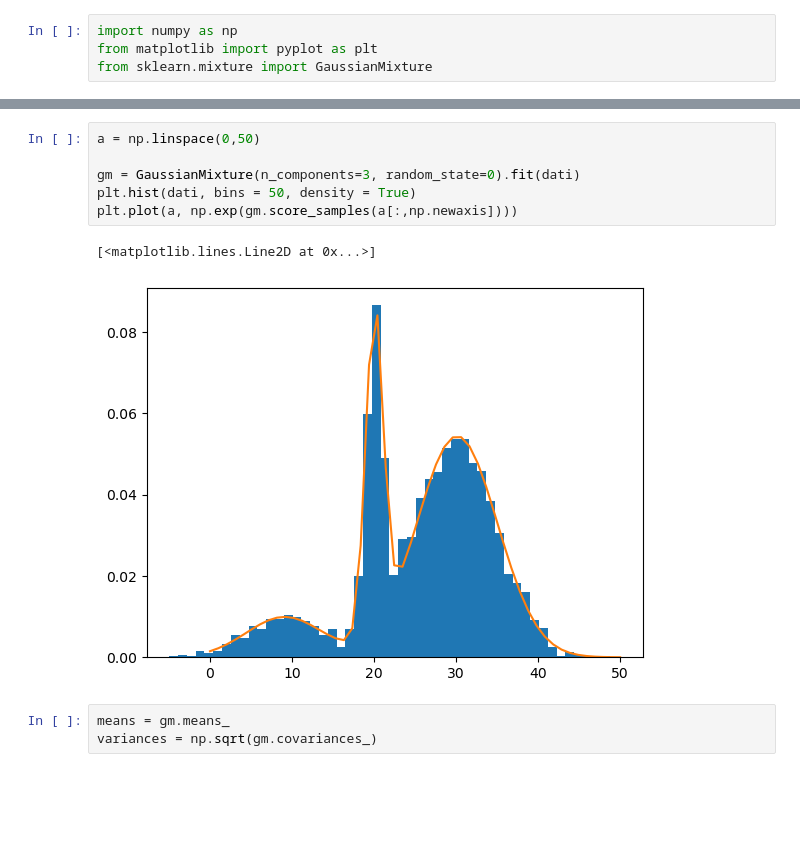
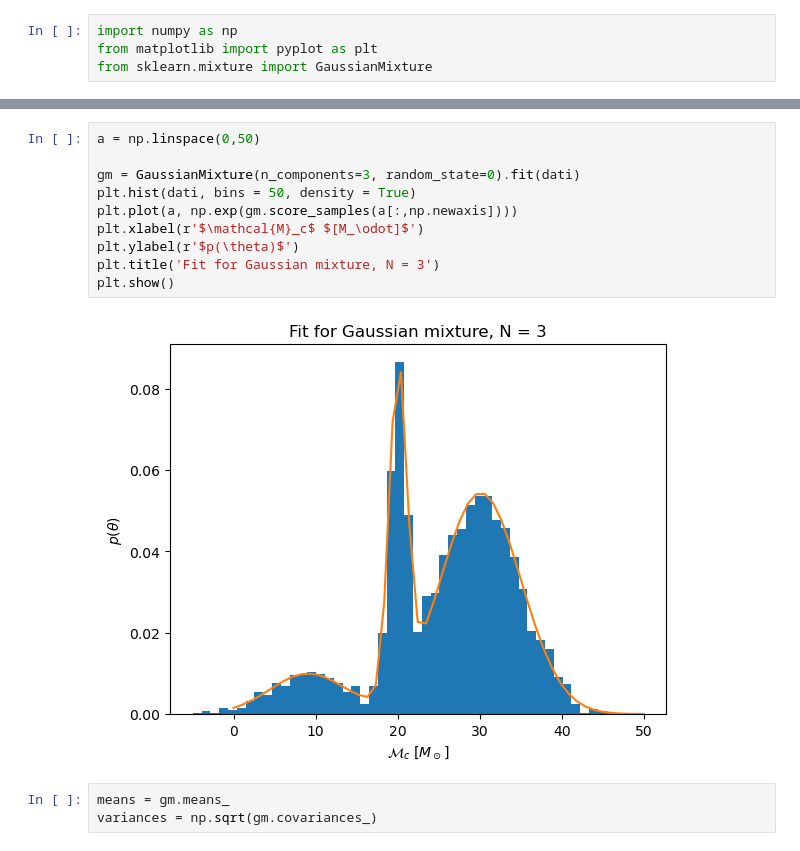
Before and after one commit to om-erika/astrostatistics_bicocca_2024, a Jupyter notebook: working/BH_formation_channels.ipynb, the cells around one changed output, grey strips where cells are left out. Saved outputs shown, nothing was run; the diff lists cells and outputs as text; blank space fills up the shorter version.

```diff
--- a/working/BH_formation_channels.ipynb
+++ b/working/BH_formation_channels.ipynb
@@ -44,12 +32,15 @@ Text(0, 0.5, 'AIC')
 # %%
 a = np.linspace(0,50)
 
 gm = GaussianMixture(n_components=3, random_state=0).fit(dati)
 plt.hist(dati, bins = 50, density = True)
 plt.plot(a, np.exp(gm.score_samples(a[:,np.newaxis])))
+plt.xlabel(r'$\mathcal{M}_c$ $[M_\odot]$')
+plt.ylabel(r'$p(\theta)$')
+plt.title('Fit for Gaussian mixture, N = 3')
+plt.show()
 # %% [output]
-[<matplotlib.lines.Line2D at 0x...>]
-[figure, old version]
+[figure, new version]
 # %%
 means = gm.means_
 variances = np.sqrt(gm.covariances_)
```
Also changed, not shown: parts of 5 cells of this notebook.
